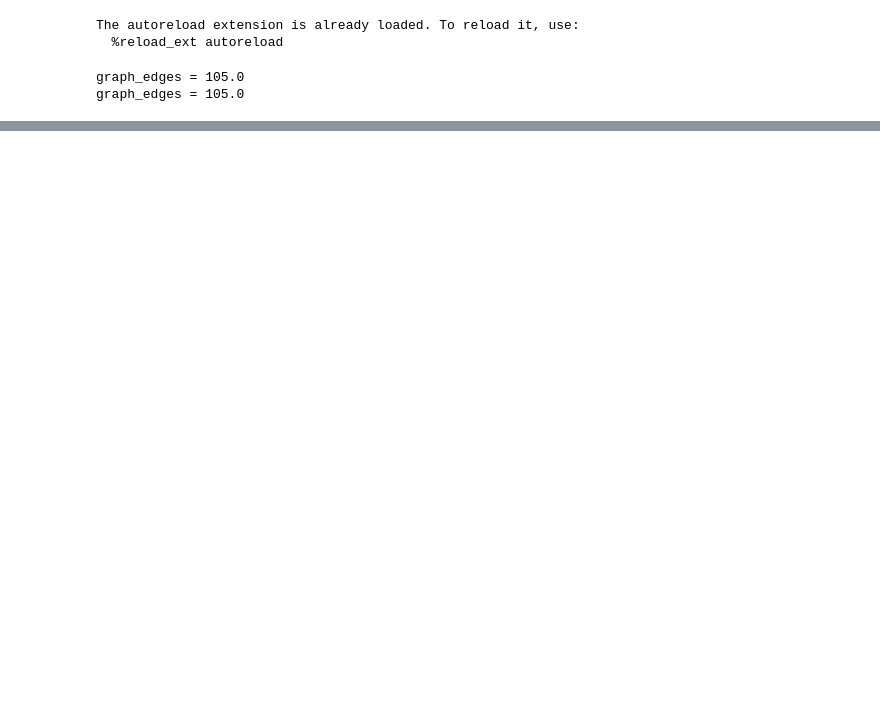
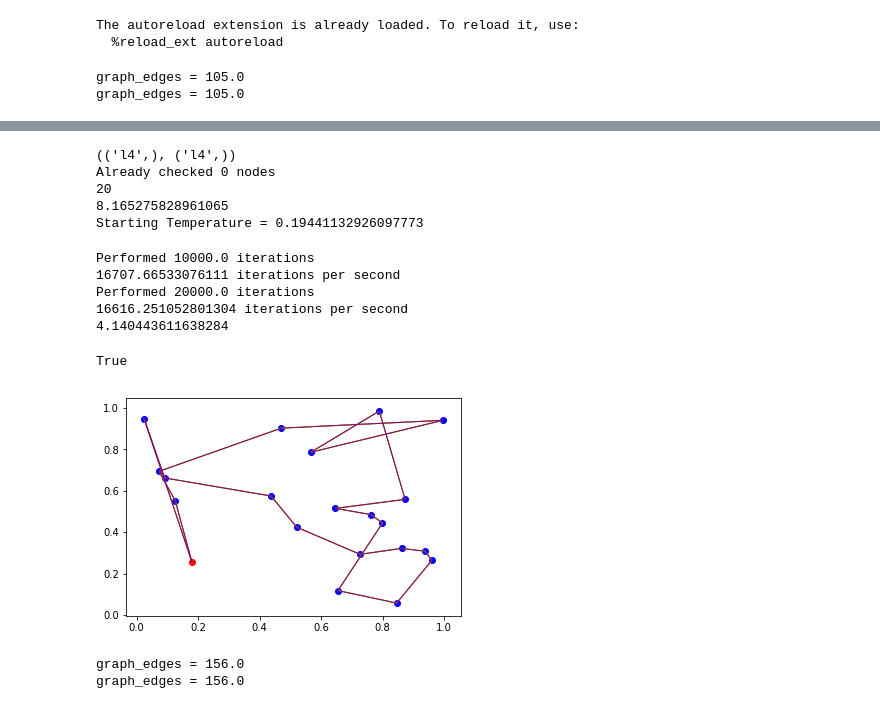
Before and after one commit to Ciro-Taranto/tsp_exercise, a Jupyter notebook: Untitled.ipynb, the cells around one changed output, grey strips where cells are left out. Cells and saved outputs as stored; diff of their text form; code cells hidden in the pictures; blank space fills up the shorter version.

```diff
--- a/Untitled.ipynb
+++ b/Untitled.ipynb
@@ -67,2 +73,4 @@ plt.plot(anneal.fitness_list,'-o')
 # %%
 tsp = TravelingSalesman(locations,edges)
+# %%
+tsp = tsp.solve()
@@ -68,0 +95,26 @@ tsp = TravelingSalesman(locations,edges)
+# %%
+sim = SimAnneal(locations,edges,alpha=0.9995,stopping_iter=1000000)
+# %% [output]
+(('l4',), ('l4',))
+Already checked 0 nodes
+20
+8.165275828961065
+Starting Temperature = 0.19441132926097773
+# %%
+sol_sim = sim.solve()
+# %% [output]
+Performed 10000.0 iterations
+16707.66533076111 iterations per second
+Performed 20000.0 iterations
+16616.251052801304 iterations per second
+4.140443611638284
+# %%
+render(sol_sim,sol_gen,tsp)
+# %% [output]
+True
+[figure, added]
+# %%
+locations, loads, edges = random_graph_layout(30,10)
+# %% [output]
+graph_edges = 156.0
+graph_edges = 156.0
```
Also changed, not shown: parts of 15 cells of this notebook, 1 other file.
